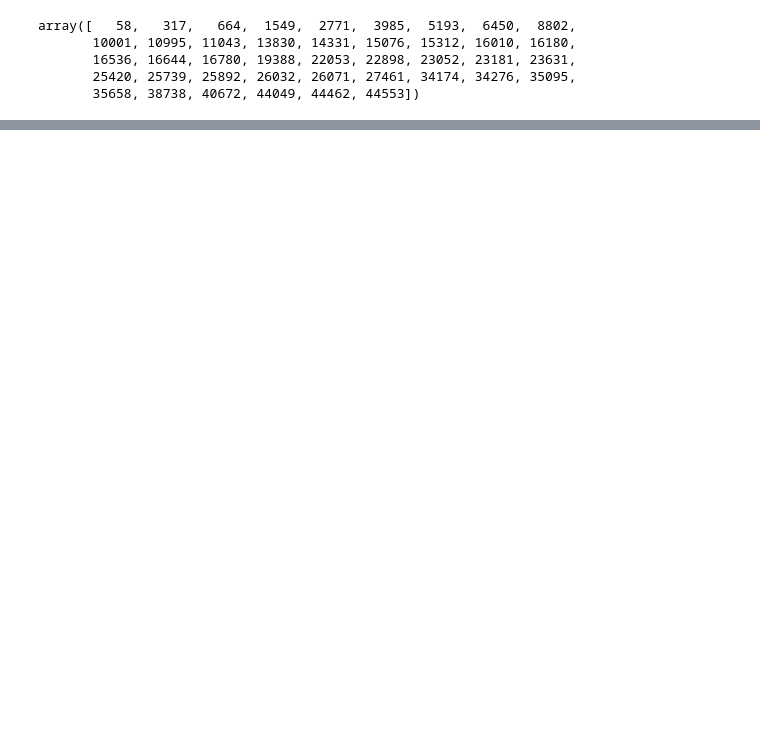
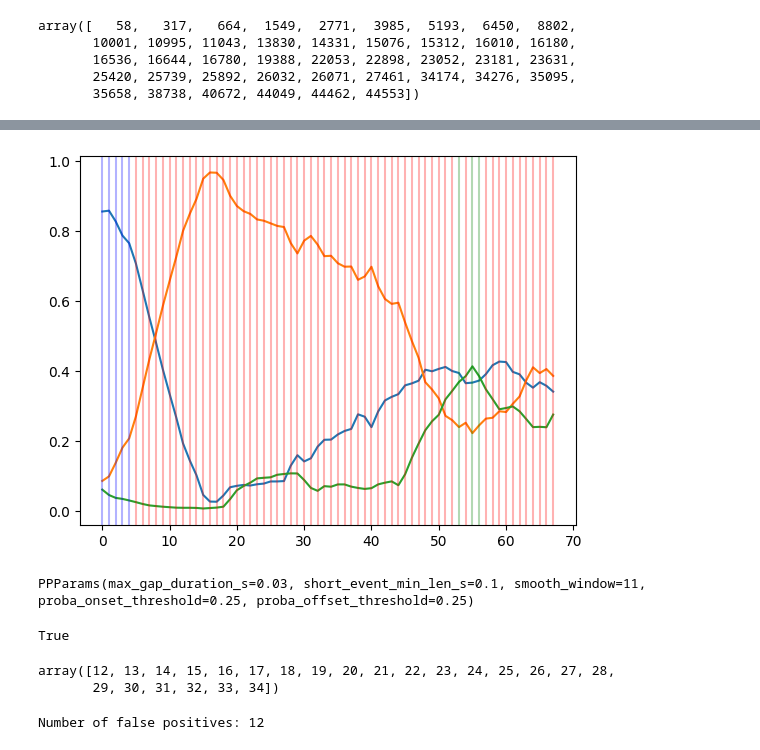
Before and after one commit to tpfffr/neon_blink_detection, a Jupyter notebook: notebooks/detect_blinks.ipynb, the cells around one changed output, grey strips where cells are left out. Drawn from its saved outputs; the diff is of its cells as text; code cells hidden in the pictures; blank space fills up the shorter version.

```diff
--- a/notebooks/detect_blinks.ipynb
+++ b/notebooks/detect_blinks.ipynb
@@ -548,15 +345,0 @@ plt.axis("off")
-# %%
-# plot a gaussian distribution with a few random data points around the line (aboive and below)
-
-import numpy as np
-import matplotlib.pyplot as plt
-sns.set_style("white")
-
-data = np.random.normal(0, 1, 50) + np.arange(0, 50) * 0.1
-# fit a line to the data
-z = np.polyfit(np.arange(0, 50), data, 1)
-p = np.poly1d(z)
-# plot the data and the fitted line with large data points
-plt.plot(np.arange(0, 50), data, 'ko', ms=10)
-plt.plot(np.arange(0, 50), p(np.arange(0, 50)), '-', color = [.6, .6, .6], lw=7)
-plt.axis("off")
@@ -595,0 +617,41 @@ plt.ylim(0, 1.13)
+# %%
+labels = classify(smoothed_proba, pp_params)
+
+plt.plot(smoothed_proba[start_idx-20:end_idx+20, :])
+
+# for the range from start_idx to end_idx
+counter = 0
+
+for i in range(start_idx-20, end_idx+20):
+    # if the label is onset
+    if labels[i] == label_mapping.onset:
+        # plot a red vertical line
+        plt.axvline(x=counter, color='r', alpha=0.3)
+    # if the label is offset
+    elif labels[i] == label_mapping.offset:
+        # plot a blue vertical line
+        plt.axvline(x=counter, color='g', alpha=0.3)
+    # if the label is blink
+    elif labels[i] == label_mapping.bg:
+        # plot a green vertical line
+        plt.axvline(x=counter, color='b', alpha=0.3)
+
+    counter += 1
+# %% [output]
+[figure, added]
+# %%
+pp_params
+# %% [output]
+PPParams(max_gap_duration_s=0.03, short_event_min_len_s=0.1, smooth_window=11, proba_onset_threshold=0.25, proba_offset_threshold=0.25)
+# %%
+# loop through all predicted blinks and obtain the labels for each blink
+
+labels = classify(smoothed_proba, pp_params)
+
+labels_pred = []
+for i in range(len(pred_blink)):
+    start_idx = pred_blink[i][0]
+    end_idx = pred_blink[i][1]
+    labels_pred.append(labels[start_idx:end_idx])
+# %% [output]
+True
@@ -595,0 +676,16 @@ plt.ylim(0, 1.13)
+# %%
+np.where(tmp_proba[:,2] >= tmp_proba[:,1])[0]
+# %% [output]
+array([12, 13, 14, 15, 16, 17, 18, 19, 20, 21, 22, 23, 24, 25, 26, 27, 28,
+       29, 30, 31, 32, 33, 34])
+# %%
+iclip = 0
+
+pred_blink, gt_blinks, proba = get_blink_events(iclip)
+smoothed_proba = smooth_proba(proba, pp_params)
+iou_results, true_positives, false_negatives, false_positives = compute_multiple_iou(gt_blinks, pred_blink, iou_threshold=0.2)
+
+# print number of false positives
+print("Number of false positives: {}".format(len(false_positives)))
+# %% [output]
+Number of false positives: 12
```
Also changed, not shown: parts of 46 cells of this notebook, 8 other files.
